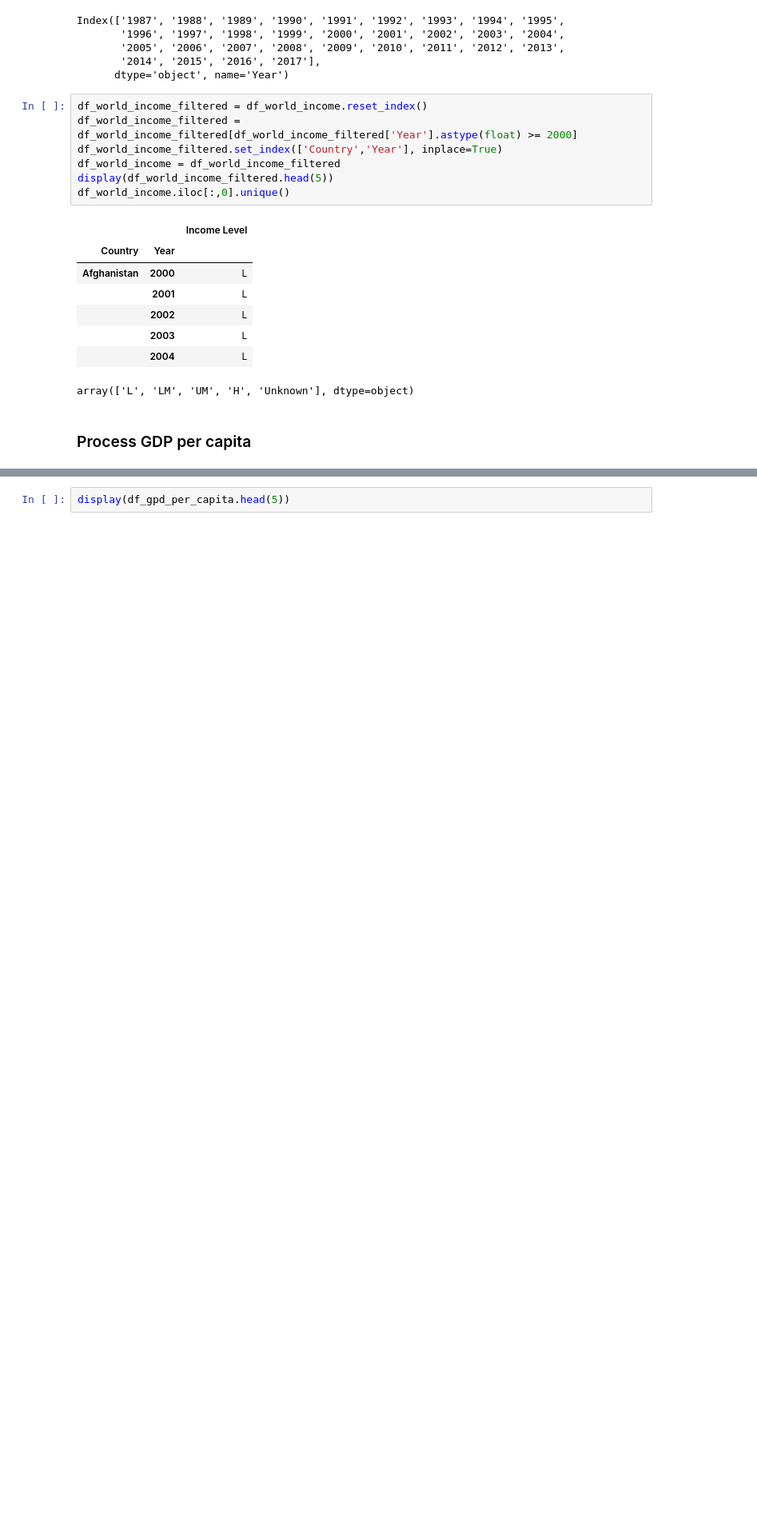
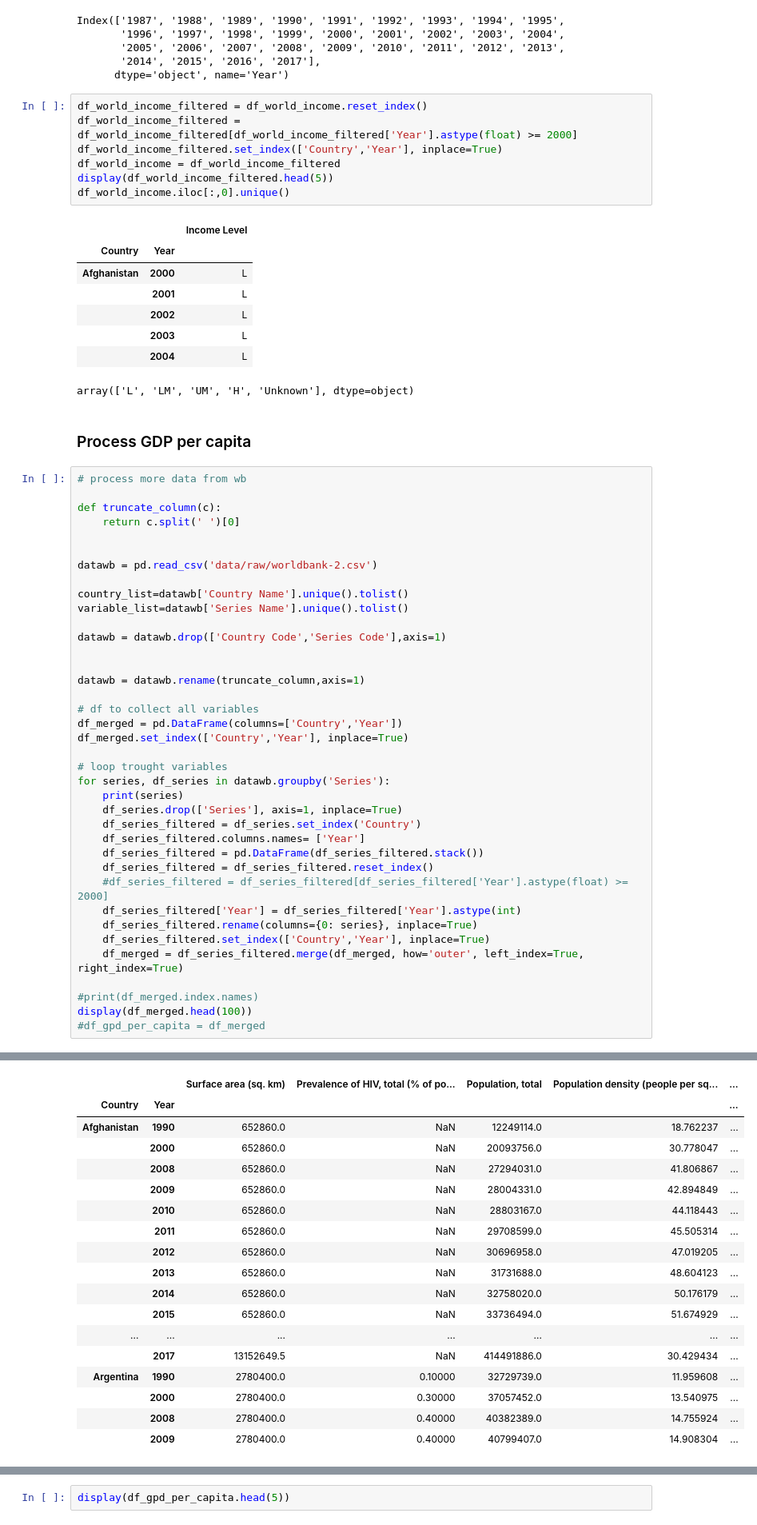
Before and after one commit to patrickFuerst/human_life_exp, a Jupyter notebook: Data_Collection_Insights(Patrick).ipynb, the cells around one changed output, grey strips where cells are left out. Shown at 80% size. Cells and saved outputs as stored; diff of their text form; blank space fills up the shorter version.

```diff
--- a/Data_Collection_Insights(Patrick).ipynb
+++ b/Data_Collection_Insights(Patrick).ipynb
@@ -293,3 +293,42 @@ df_world_income.iloc[:,0].unique()
 array(['L', 'LM', 'UM', 'H', 'Unknown'], dtype=object)
 # %% [markdown]
 ### Process GDP per capita
+# %%
+# process more data from wb
+
+def truncate_column(c):
+    return c.split(' ')[0]
+
+
+datawb = pd.read_csv('data/raw/worldbank-2.csv')
+
+country_list=datawb['Country Name'].unique().tolist()
+variable_list=datawb['Series Name'].unique().tolist()
+
+datawb = datawb.drop(['Country Code','Series Code'],axis=1)
+
+
+datawb = datawb.rename(truncate_column,axis=1)
+
+# df to collect all variables
+df_merged = pd.DataFrame(columns=['Country','Year'])
+df_merged.set_index(['Country','Year'], inplace=True)
+
+# loop trought variables
+for series, df_series in datawb.groupby('Series'):
+    print(series)
+    df_series.drop(['Series'], axis=1, inplace=True)
+    df_series_filtered = df_series.set_index('Country')
+    df_series_filtered.columns.names= ['Year']
+    df_series_filtered = pd.DataFrame(df_series_filtered.stack())
+    df_series_filtered = df_series_filtered.reset_index()
+    #df_series_filtered = df_series_filtered[df_series_filtered['Year'].astype(float) >= 2000]
+    df_series_filtered['Year'] = df_series_filtered['Year'].astype(int)
+    df_series_filtered.rename(columns={0: series}, inplace=True)
+    df_series_filtered.set_index(['Country','Year'], inplace=True)
+    df_merged = df_series_filtered.merge(df_merged, how='outer', left_index=True, right_index=True)
+
+#print(df_merged.index.names)
+display(df_merged.head(100))
+#df_gpd_per_capita = df_merged
+# %% [output]
@@ -295,0 +354,18 @@ array(['L', 'LM', 'UM', 'H', 'Unknown'], dtype=object)
+|  |  | Surface area (sq. km) | Prevalence of HIV, total (% of po... | Population, total | Population density (people per sq... | ... |
+| Country | Year |  |  |  |  | ... |
+| Afghanistan | 1990 | 652860.0 | NaN | 12249114.0 | 18.762237 | ... |
+|  | 2000 | 652860.0 | NaN | 20093756.0 | 30.778047 | ... |
+|  | 2008 | 652860.0 | NaN | 27294031.0 | 41.806867 | ... |
+|  | 2009 | 652860.0 | NaN | 28004331.0 | 42.894849 | ... |
+|  | 2010 | 652860.0 | NaN | 28803167.0 | 44.118443 | ... |
+|  | 2011 | 652860.0 | NaN | 29708599.0 | 45.505314 | ... |
+|  | 2012 | 652860.0 | NaN | 30696958.0 | 47.019205 | ... |
+|  | 2013 | 652860.0 | NaN | 31731688.0 | 48.604123 | ... |
+|  | 2014 | 652860.0 | NaN | 32758020.0 | 50.176179 | ... |
+|  | 2015 | 652860.0 | NaN | 33736494.0 | 51.674929 | ... |
+| ... | ... | ... | ... | ... | ... | ... |
+|  | 2017 | 13152649.5 | NaN | 414491886.0 | 30.429434 | ... |
+| Argentina | 1990 | 2780400.0 | 0.10000 | 32729739.0 | 11.959608 | ... |
+|  | 2000 | 2780400.0 | 0.30000 | 37057452.0 | 13.540975 | ... |
+|  | 2008 | 2780400.0 | 0.40000 | 40382389.0 | 14.755924 | ... |
+|  | 2009 | 2780400.0 | 0.40000 | 40799407.0 | 14.908304 | ... |
```
Also changed, not shown: parts of 6 cells of this notebook, 1 other file.
